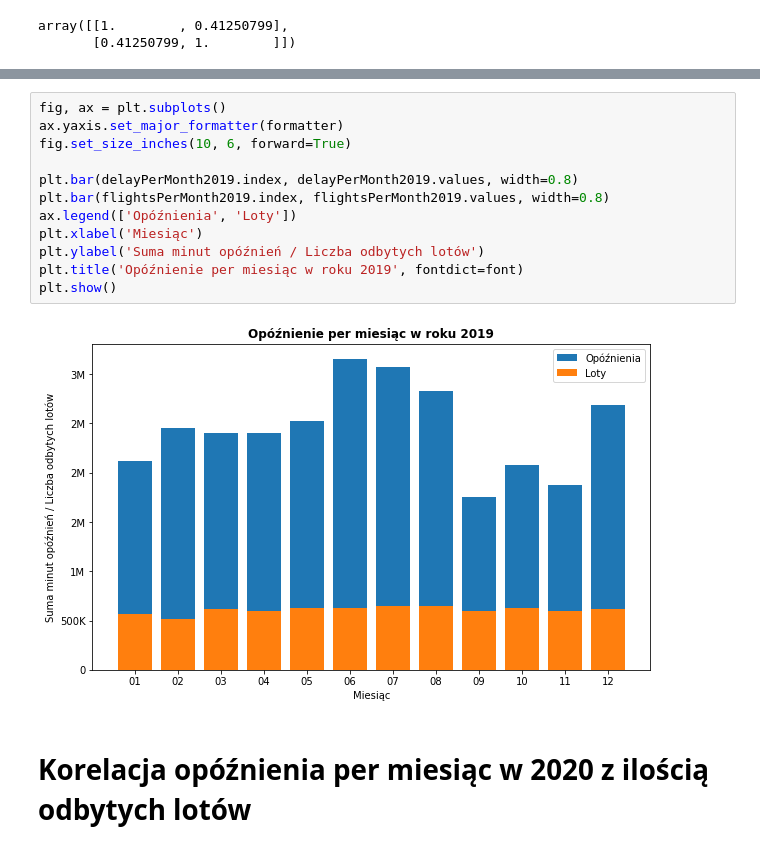
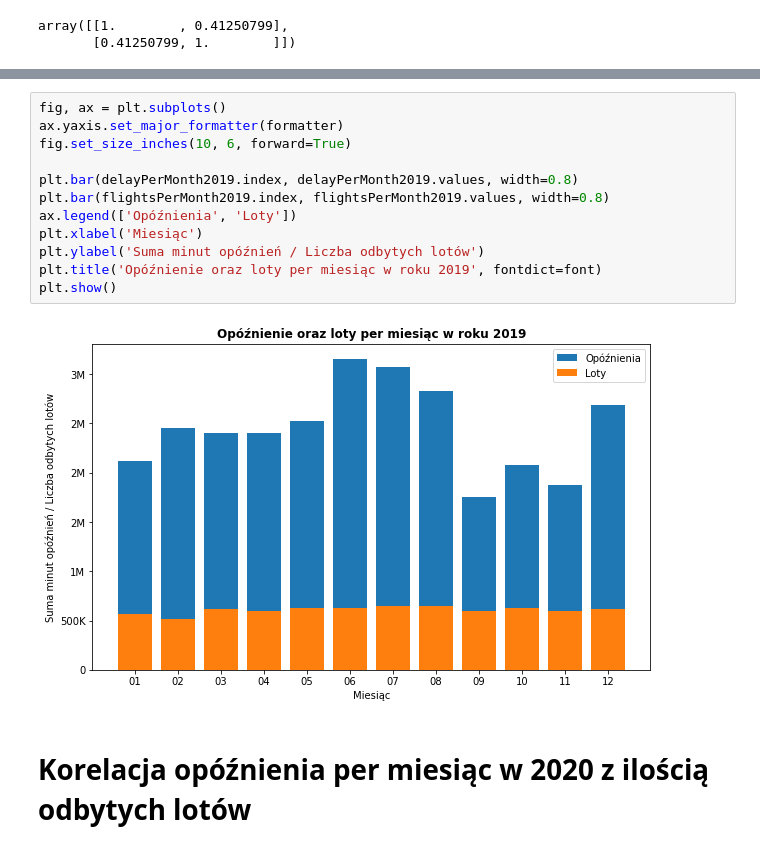
Before and after one commit to jurczewski/PiADZD, a Jupyter notebook: project/correlation/correlation.ipynb, the cells around one changed output, grey strips where cells are left out. Drawn from its saved outputs; the diff is of its cells as text.

```diff
--- a/project/correlation/correlation.ipynb
+++ b/project/correlation/correlation.ipynb
@@ -70,17 +74,17 @@ correlation
 # %%
 fig, ax = plt.subplots()
 ax.yaxis.set_major_formatter(formatter)
 fig.set_size_inches(10, 6, forward=True)
 
 plt.bar(delayPerMonth2019.index, delayPerMonth2019.values, width=0.8)
 plt.bar(flightsPerMonth2019.index, flightsPerMonth2019.values, width=0.8)
 ax.legend(['Opóźnienia', 'Loty'])
 plt.xlabel('Miesiąc')
 plt.ylabel('Suma minut opóźnień / Liczba odbytych lotów')
-plt.title('Opóźnienie per miesiąc w roku 2019', fontdict=font)
+plt.title('Opóźnienie oraz loty per miesiąc w roku 2019', fontdict=font)
 plt.show()
 # %% [output]
-[figure, old version]
+[figure, new version]
 # %% [markdown]
 # Korelacja opóźnienia per miesiąc w 2020 z ilością odbytych lotów
 # %%
```
Also changed, not shown: parts of 2 cells of this notebook, 3 other files.
